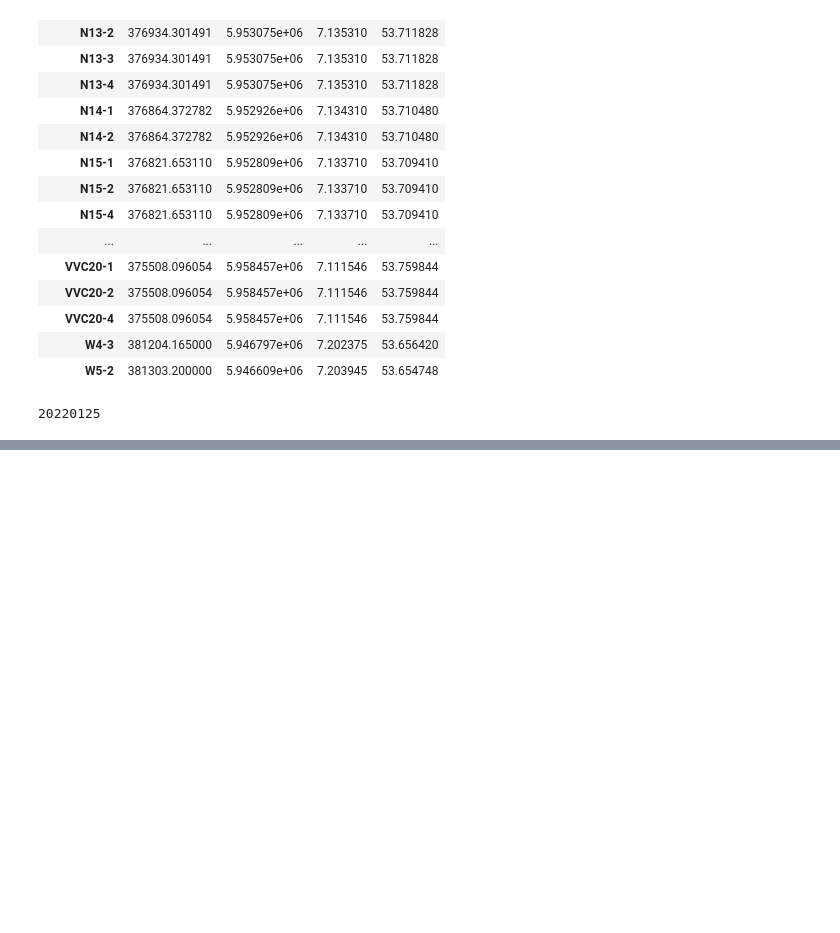
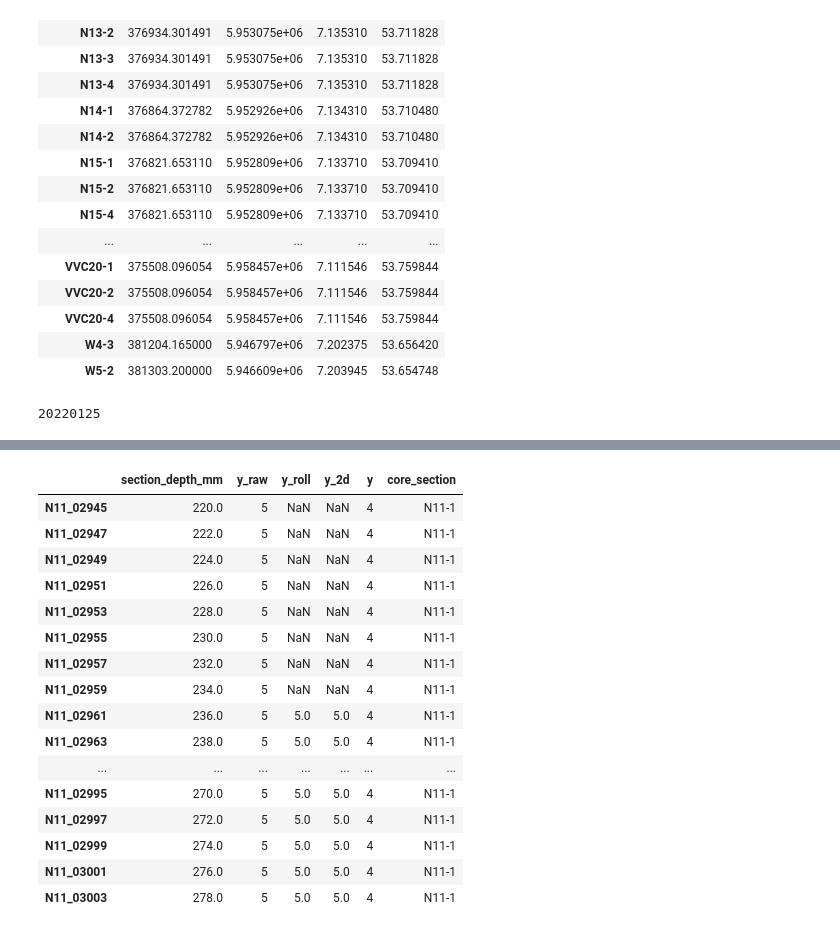
Before and after one commit to dispink/WASA-faciesXRF, a Jupyter notebook: prepare_paper_02.ipynb, the cells around one changed output, grey strips where cells are left out. Cells and saved outputs as stored; diff of their text form; code cells hidden in the pictures; blank space fills up the shorter version.

```diff
--- a/prepare_paper_02.ipynb
+++ b/prepare_paper_02.ipynb
@@ -103,0 +200,20 @@ print(date)
+# %%
+y_df[:30]
+# %% [output]
+|  | section_depth_mm | y_raw | y_roll | y_2d | y | core_section |
+| N11_02945 | 220.0 | 5 | NaN | NaN | 4 | N11-1 |
+| N11_02947 | 222.0 | 5 | NaN | NaN | 4 | N11-1 |
+| N11_02949 | 224.0 | 5 | NaN | NaN | 4 | N11-1 |
+| N11_02951 | 226.0 | 5 | NaN | NaN | 4 | N11-1 |
+| N11_02953 | 228.0 | 5 | NaN | NaN | 4 | N11-1 |
+| N11_02955 | 230.0 | 5 | NaN | NaN | 4 | N11-1 |
+| N11_02957 | 232.0 | 5 | NaN | NaN | 4 | N11-1 |
+| N11_02959 | 234.0 | 5 | NaN | NaN | 4 | N11-1 |
+| N11_02961 | 236.0 | 5 | 5.0 | 5.0 | 4 | N11-1 |
+| N11_02963 | 238.0 | 5 | 5.0 | 5.0 | 4 | N11-1 |
+| ... | ... | ... | ... | ... | ... | ... |
+| N11_02995 | 270.0 | 5 | 5.0 | 5.0 | 4 | N11-1 |
+| N11_02997 | 272.0 | 5 | 5.0 | 5.0 | 4 | N11-1 |
+| N11_02999 | 274.0 | 5 | 5.0 | 5.0 | 4 | N11-1 |
+| N11_03001 | 276.0 | 5 | 5.0 | 5.0 | 4 | N11-1 |
+| N11_03003 | 278.0 | 5 | 5.0 | 5.0 | 4 | N11-1 |
```
Also changed, not shown: parts of 14 cells of this notebook.
